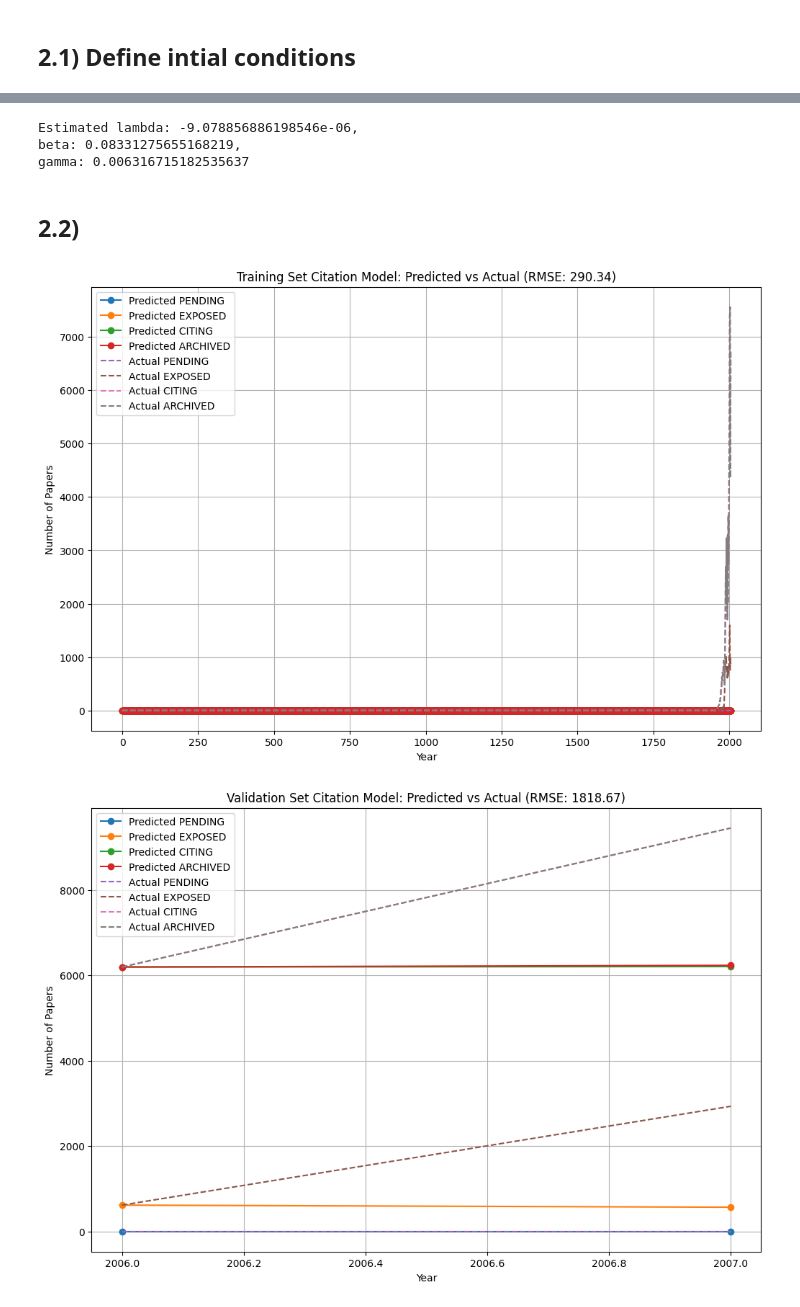
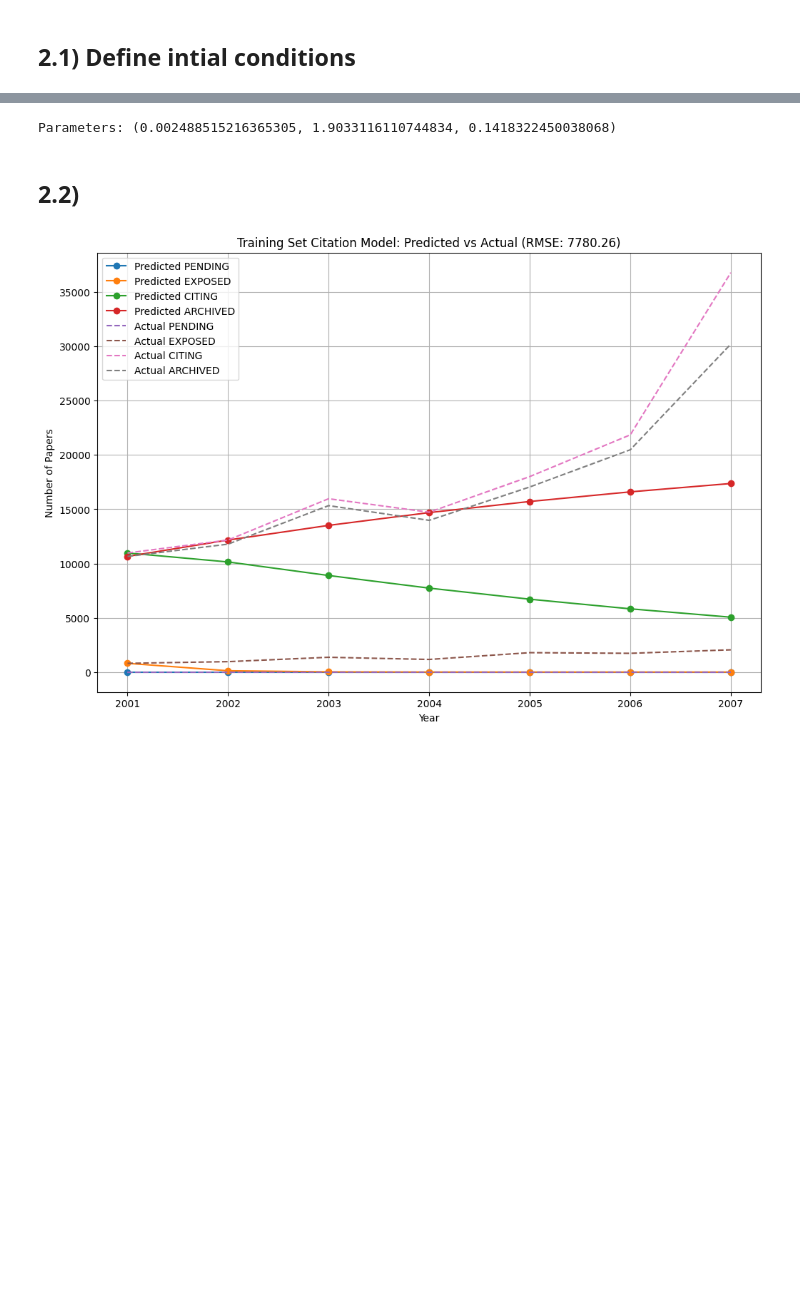
Before and after one commit to MattHAndrews/115, a Jupyter notebook: testv2 copy.ipynb, the cells around one changed output, grey strips where cells are left out. Drawn from its saved outputs; the diff is of its cells as text; code cells hidden in the pictures; blank space fills up the shorter version.

```diff
--- a/testv2 copy.ipynb
+++ b/testv2 copy.ipynb
@@ -67,6 +71,7 @@ for key in ['Title', 'Authors', 'Year', 'Venue', 'Index ID', 'References', 'Abst
         df[key] = None
 # %%
 df['Year'] = pd.to_numeric(df['Year'], errors='coerce')
+df = df[df['Year']>1930 & df['Year']<2010]
 df['Index ID'] = pd.to_numeric(df['Index ID'], errors='coerce')
 # Apply the function to the dfFrame column
 df['References'] = df['References'].apply(
@@ -159,7 +253,10 @@ def citation_model(y, t, lambda_, beta, gamma):
     return [dP_dt, dE_dt, dC_dt, dA_dt]
 # %%
-def calculate_parameters(train_df):
+def calculate_parameters(train_df, min_year):
+    train_df = train_df[train_df['UNLINKED'] == False]  # Exclude unlinked papers
     lambda_vals, beta_vals, gamma_vals = [], [], []
+    # Filter dataset from the minimum year
+    train_df = train_df[train_df['Year'] >= min_year]
     for year in range(int(train_df['Year'].min()), int(train_df['Year'].max())):
         exposed_previous_year = train_df[train_df['Year'] == year - 1]['EXPOSED'].sum()
         citing_previous_year = train_df[train_df['Year'] == year - 1]['CITING'].sum()
@@ -170,20 +267,21 @@ def calculate_parameters(train_df):
 
         total_papers = train_df[train_df['Year'] == year - 1].shape[0]
 
-        lambda_vals.append(new_exposed / total_papers if total_papers > 0 else 0)
-        beta_vals.append(new_citing / exposed_previous_year if exposed_previous_year > 0 else 0)
-        gamma_vals.append(new_archived / citing_previous_year if citing_previous_year > 0 else 0)
+        if total_papers > 0:
+            lambda_vals.append(new_exposed / total_papers)
+        if exposed_previous_year > 0:
+            beta_vals.append(new_citing / exposed_previous_year)
+        if citing_previous_year > 0:
+            gamma_vals.append(new_archived / citing_previous_year)
 
-    lambda_ = sum(lambda_vals) / len(lambda_vals)
-    beta = sum(beta_vals) / len(beta_vals)
-    gamma = sum(gamma_vals) / len(gamma_vals)
+    lambda_ = np.mean(lambda_vals)
+    beta = np.mean(beta_vals)
+    gamma = np.mean(gamma_vals)
 
     return lambda_, beta, gamma
 
-lambda_, beta, gamma = calculate_parameters(train_df)
+lambda_, beta, gamma = calculate_parameters(train_df, min_year)
 params = (lambda_, beta, gamma)
-print(f"Estimated \nlambda: {lambda_}, \nbeta: {beta}, \ngamma: {gamma}")
+print(f"Parameters: {params}")
 # %% [output]
-Estimated lambda: -9.078856886198546e-06,
-beta: 0.08331275655168219,
-gamma: 0.006316715182535637
+Parameters: (0.002488515216365305, 1.9033116110744834, 0.1418322450038068)
@@ -192,43 +318,42 @@ gamma: 0.006316715182535637
 # %% [markdown]
 ## 2.2)
 # %%
-def run_simulation_and_plot(df, years, params, title):
+def run_simulation_and_plot(df, min_year, params, title):
+    # Filter dataset from the minimum year
+    df = df[df['Year'] >= min_year]
+    df = df[df['UNLINKED'] == False] # Exclude unlinked papers
+    years = np.array(sorted(df['Year'].unique()))
+
     lambda_, beta, gamma = params
-    P0 = df[df['Year'] == min(years)]['PENDING'].sum()
+    Get P0 from above
     E0 = df[df['Year'] == min(years)]['EXPOSED'].sum()
     C0 = df[df['Year'] == min(years)]['CITING'].sum()
     A0 = df[df['Year'] == min(years)]['ARCHIVED'].sum()
     y0 = [P0, E0, C0, A0]
 
     time_points = np.linspace(min(years), max(years), num=len(years))
-
+    # solve_ivp(citation_model, [simulation_years.min(), simulation_years.max()], [P0, E0, C0, A0], args=(beta, gamma), t_eval=simulation_years)
     results = odeint(citation_model, y0, time_points, args=params)
     actual_data = [[df[df['Year'] == year]['PENDING'].sum(),
                     df[df['Year'] == year]['EXPOSED'].sum(),
                     df[df['Year'] == year]['CITING'].sum(),
                     df[df['Year'] == year]['ARCHIVED'].sum()] for year in years]
 
     rmse = np.sqrt(mean_squared_error(np.array(actual_data), results))
     plt.figure(figsize=(12, 8))
     plt.plot(time_points, results, marker='o')
     plt.plot(time_points, np.array(actual_data), linestyle='--')
     plt.title(f'{title}: Predicted vs Actual (RMSE: {rmse:.2f})')
     plt.xlabel('Year')
     plt.ylabel('Number of Papers')
     plt.legend(['Predicted PENDING', 'Predicted EXPOSED', 'Predicted CITING', 'Predicted ARCHIVED',
                 'Actual PENDING', 'Actual EXPOSED', 'Actual CITING', 'Actual ARCHIVED'], loc='upper left')
     plt.grid(True)
     plt.show()
 
     return rmse
 
-# Running simulation on training set
-training_years = list(range(int(train_df['Year'].min()), int(train_df['Year'].max()) + 1))
-train_rmse = run_simulation_and_plot(train_df, training_years, params, 'Training Set Citation Model')
-
-# Running simulation on validation set
-validation_years = list(range(int(validation_df['Year'].min()), int(validation_df['Year'].max()) + 1))
-validation_rmse = run_simulation_and_plot(validation_df, validation_years, params, 'Validation Set Citation Model')
+# Update calls to simulation function
+train_rmse = run_simulation_and_plot(train_df, min_year, params, 'Training Set Citation Model')
 # %% [output]
-[figure, old version]
+[figure, new version]
-[figure, removed]
```
Also changed, not shown: parts of 17 cells of this notebook.
